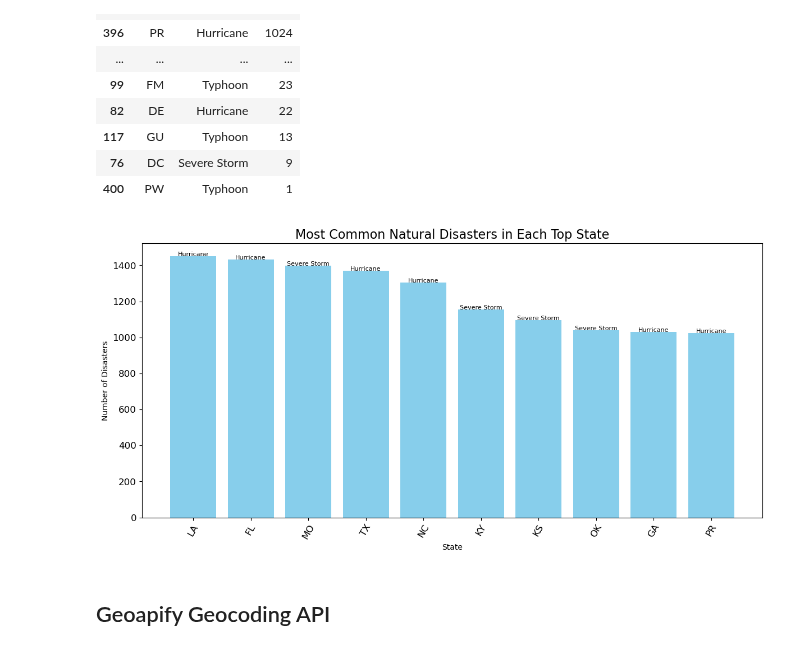
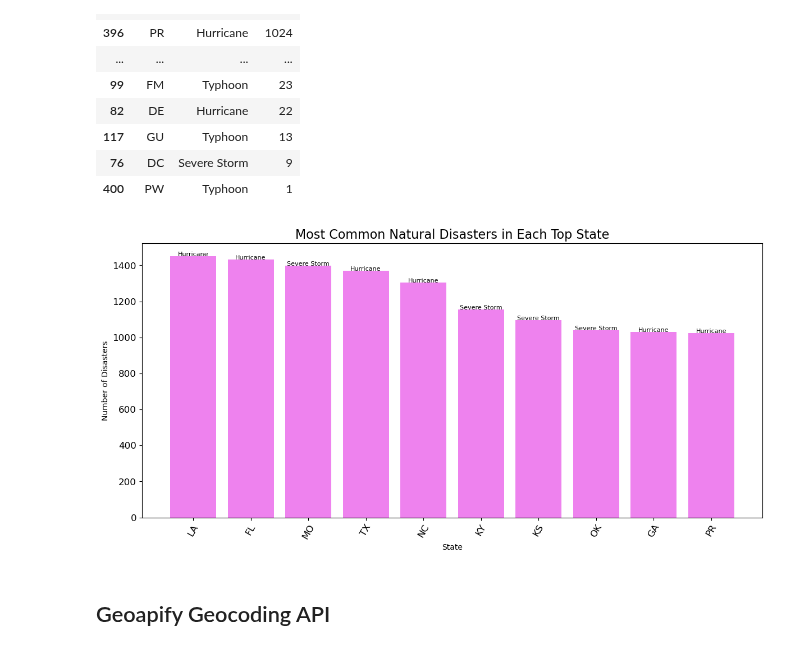
Before and after one commit to Neelka96/HavocMapper, a Jupyter notebook: data_tunnel.ipynb, the cells around one changed output. Drawn from its saved outputs; the diff is of its cells as text; code cells hidden in the pictures.

Commit message:
changed color of 'most common nat disas. in each top state' graph

```diff
--- a/data_tunnel.ipynb
+++ b/data_tunnel.ipynb
@@ -322,23 +322,23 @@ most_common_disasters
 # %%
 top_states_disasters = most_common_disasters.head(10)
 states = top_states_disasters['state']
 disasters = top_states_disasters['incidentType']
 counts = top_states_disasters['count']
 
 plt.figure(figsize=(12, 6))
-plt.bar(states, counts, color='skyblue')
+plt.bar(states, counts, color='violet')
 for i, disaster in enumerate(disasters):
     plt.text(i, counts.iloc[i] + 0.5, disaster, ha='center', fontsize=8)
 plt.xlabel('State')
 plt.ylabel('Number of Disasters')
 plt.title('Most Common Natural Disasters in Each Top State', fontsize=16)
 plt.xticks(rotation=45)
 plt.tight_layout()
 plt.xticks(rotation=60, fontsize=12)
 plt.yticks(fontsize=12)
 plt.show()
 # %% [output]
-[figure, old version]
+[figure, new version]
 # %% [markdown]
 ## Geoapify Geocoding API
 # %%
```
